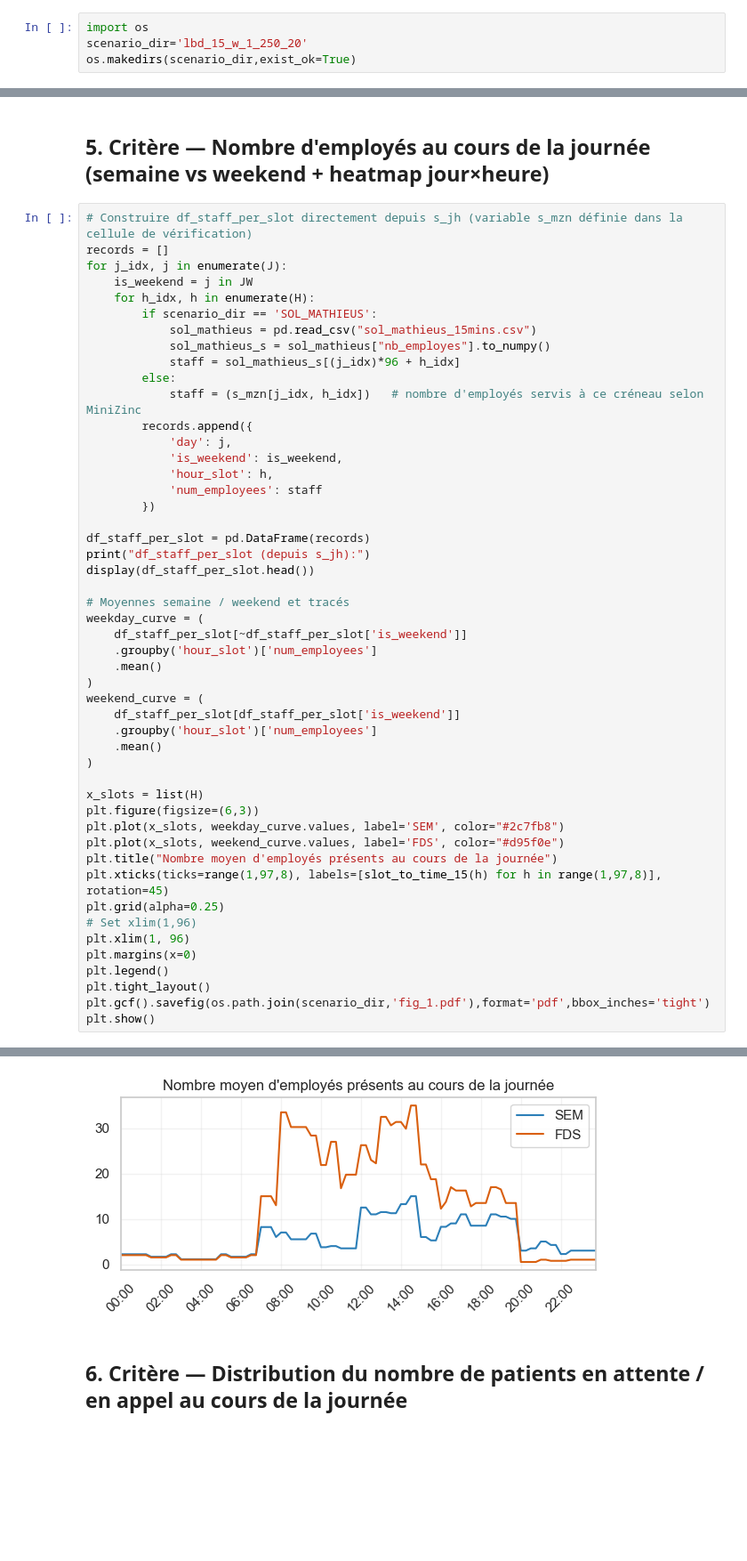
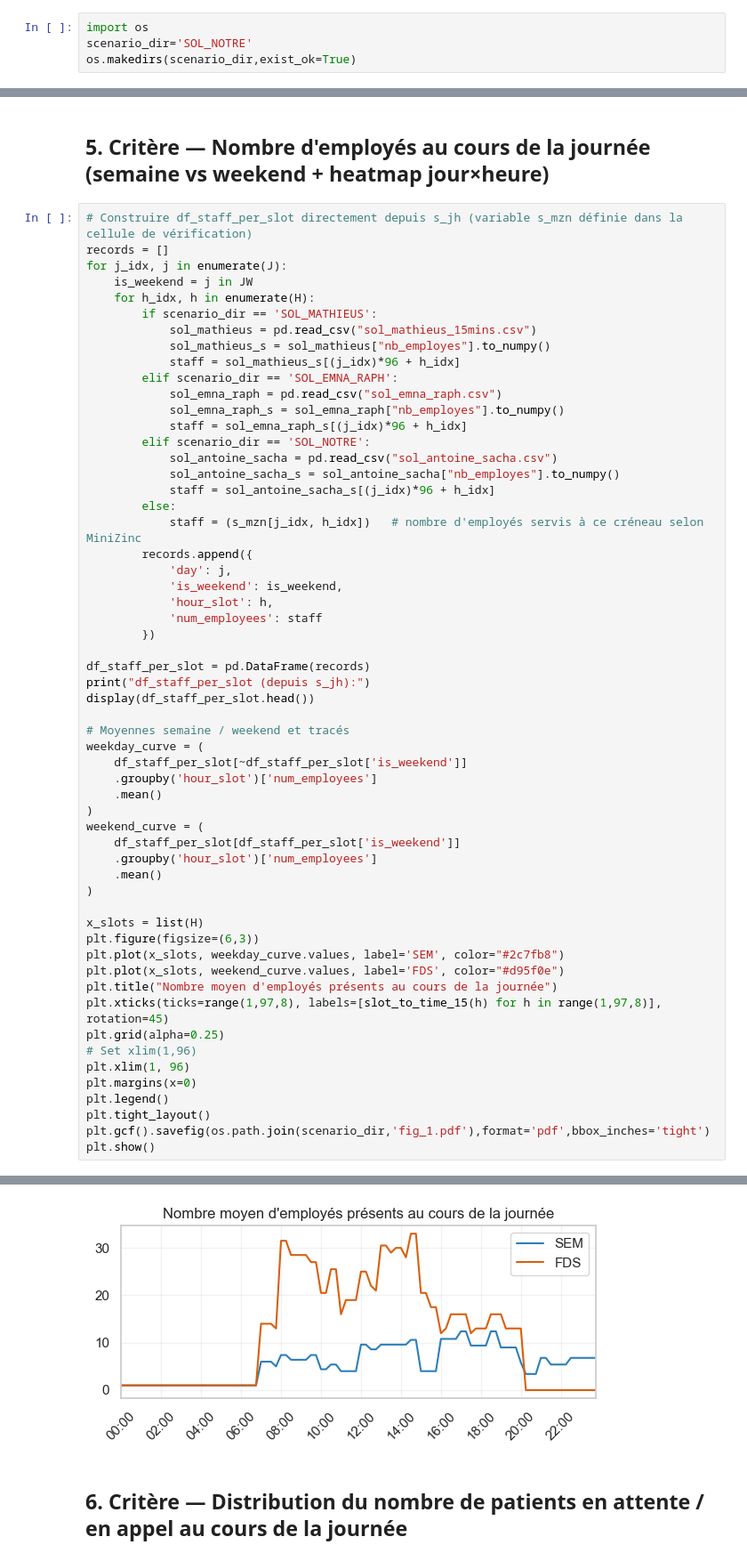
Before and after one commit to AntoineHabib123/m6417, a Jupyter notebook: PROJET_COMPLET/notebook.ipynb, the cells around one changed output, grey strips where cells are left out. Shown at 89% size. Drawn from its saved outputs; the diff is of its cells as text; blank space fills up the shorter version.

```diff
--- a/PROJET_COMPLET/notebook.ipynb
+++ b/PROJET_COMPLET/notebook.ipynb
@@ -18,7 +18,7 @@ Ce notebook :
   - timeline horizontale (type Gantt) par employé.
 # %%
 import os
-scenario_dir='lbd_15_w_1_250_20'
+scenario_dir='SOL_NOTRE'
 os.makedirs(scenario_dir,exist_ok=True)
 # %% [markdown]
 ## 1. Imports et fonctions utilitaires
@@ -603,6 +607,14 @@ for j_idx, j in enumerate(J):
             sol_mathieus = pd.read_csv("sol_mathieus_15mins.csv")
             sol_mathieus_s = sol_mathieus["nb_employes"].to_numpy()
             staff = sol_mathieus_s[(j_idx)*96 + h_idx]
+        elif scenario_dir == 'SOL_EMNA_RAPH':
+            sol_emna_raph = pd.read_csv("sol_emna_raph.csv")
+            sol_emna_raph_s = sol_emna_raph["nb_employes"].to_numpy()
+            staff = sol_emna_raph_s[(j_idx)*96 + h_idx]
+        elif scenario_dir == 'SOL_NOTRE':
+            sol_antoine_sacha = pd.read_csv("sol_antoine_sacha.csv")
+            sol_antoine_sacha_s = sol_antoine_sacha["nb_employes"].to_numpy()
+            staff = sol_antoine_sacha_s[(j_idx)*96 + h_idx]
         else:
             staff = (s_mzn[j_idx, h_idx])   # nombre d'employés servis à ce créneau selon MiniZinc
         records.append({
@@ -653,4 +665,4 @@ df_staff_per_slot (depuis s_jh):
-[figure, old version]
+[figure, new version]
 # %% [markdown]
 ## 6. Critère — Distribution du nombre de patients en attente / en appel au cours de la journée
 # %%
```
Also changed, not shown: parts of 16 cells of this notebook, 4 other files.
